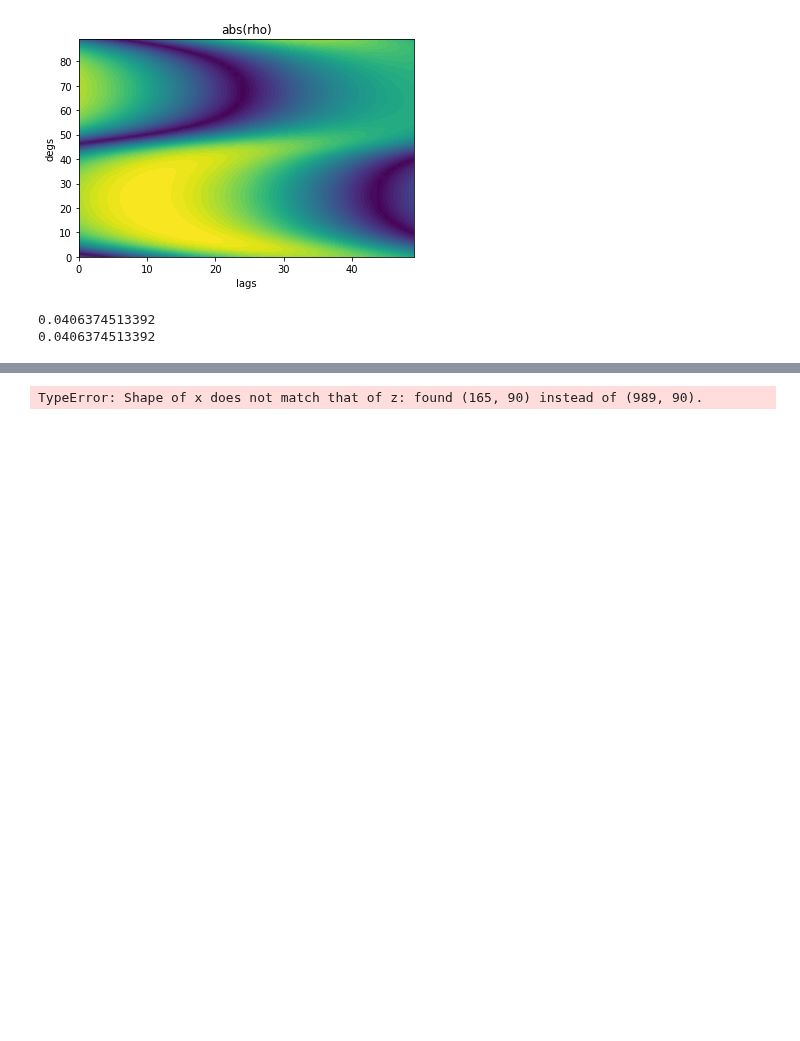
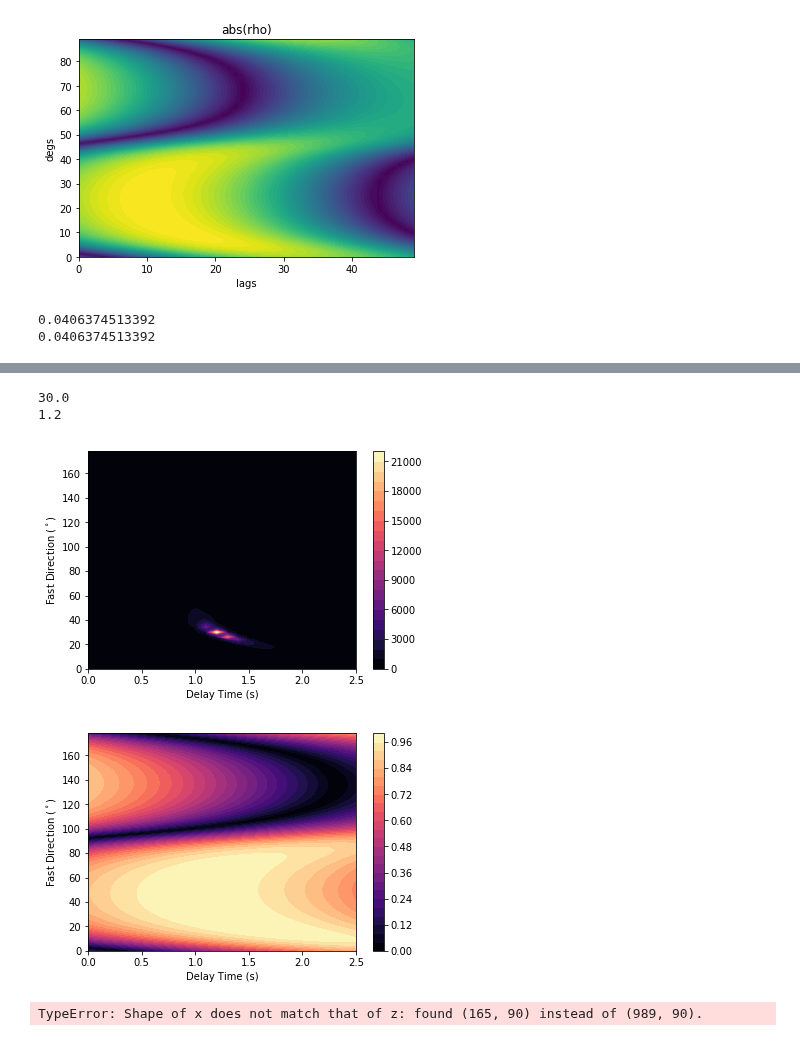
Before and after one commit to JackWalpole/splitwavepy, a Jupyter notebook: devel/Plotting.ipynb, the cells around one changed output, grey strips where cells are left out. Saved outputs shown, nothing was run; the diff lists cells and outputs as text; code cells hidden in the pictures; blank space fills up the shorter version.

Commit message:
psurf working

```diff
--- a/devel/Plotting.ipynb
+++ b/devel/Plotting.ipynb
@@ -170,3 +174,15 @@ print(cxy[0])
+# %%
+a = sw.SplitWave(split=(30,1.2), noise=0.001)
+b = a.Py(ndegs=90,maxlag=2.5)
+print(b.sc.fast)
+print(b.sc.lag)
+b.sc.psurf()
+b.xc.psurf()
+# %% [output]
+30.0
+1.2
+[figure, added]
+[figure, added]
 # %%
 cov = sw.core.core.gridcovfreq(a.x, a.y, b._ndegs, b._nlags)
 cov.shape
```
Also changed, not shown: parts of 1 cell of this notebook, 2 other files.
